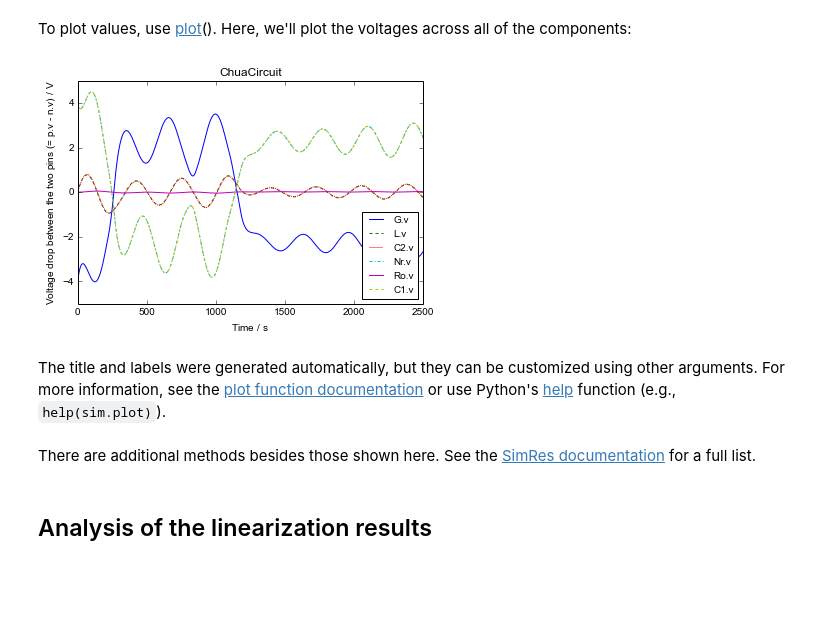
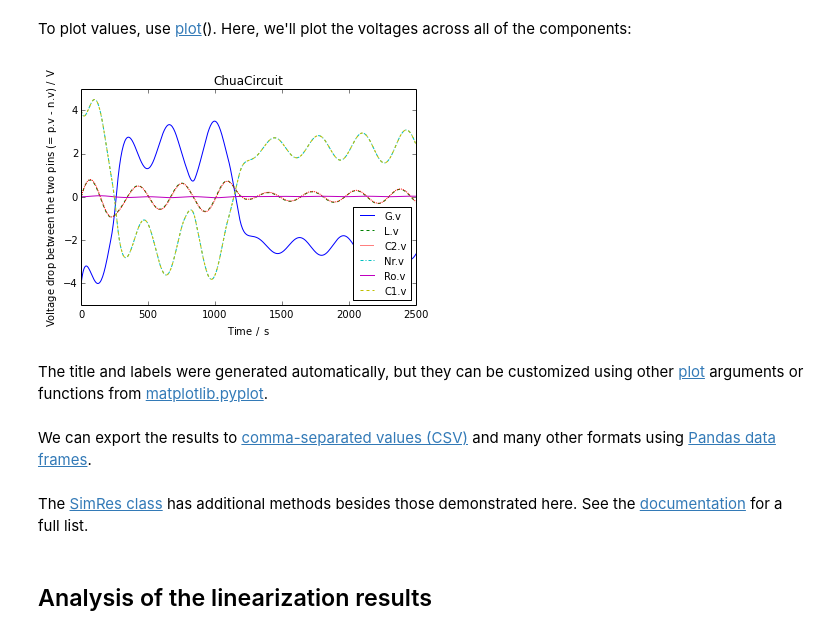
Before and after one commit to kdavies4/ModelicaRes, a Jupyter notebook: examples/tutorial.ipynb, the cells around one changed output. Drawn from its saved outputs; the diff is of its cells as text; code cells hidden in the pictures; blank space fills up the shorter version.

Commit message:
Added SimRes.to_pandas() to export Pandas data frames

```diff
--- a/examples/tutorial.ipynb
+++ b/examples/tutorial.ipynb
@@ -5,6 +5,6 @@ First, we'll load some results.
 # %%
 from modelicares import SimRes, LinRes
 # %%
-sim = SimRes('ChuaCircuit.mat')
+sim = SimRes('ChuaCircuit')
 print(sim)
 # %% [output]
@@ -89,10 +98,12 @@ sim('L.i');
 # %% [markdown]
 To plot values, use [plot](http://kdavies4.github.io/ModelicaRes/simres.html#modelicares.simres.SimRes.plot)().  Here, we'll plot the voltages across all of the components:
 # %%
-sim.plot(sim.names('^[^.]*.v$', re=True))
+voltages = sim.names('^[^.]*.v$', re=True)
+sim.plot(voltages)
 show()
 # %% [output]
-[figure, old version]
+[figure, new version]
 # %% [markdown]
-The title and labels were generated automatically, but they can be customized using other arguments.  For more information, see the [plot function documentation](http://kdavies4.github.io/ModelicaRes/simres.html#modelicares.simres.SimRes.plot) or use
-Python's [help](https://docs.python.org/2/library/functions.html#help) function (e.g., `help(sim.plot)`).
+The title and labels were generated automatically, but they can be customized using other [plot](http://kdavies4.github.io/ModelicaRes/simres.html#modelicares.simres.SimRes.plot) arguments or functions from [matplotlib.pyplot](http://matplotlib.org/api/pyplot_api.html#module-matplotlib.pyplot).
+# %% [markdown]
+We can export the results to [comma-separated values (CSV)](http://en.wikipedia.org/wiki/Comma-separated_values) and many other formats using [Pandas data frames](http://pandas.pydata.org/pandas-docs/stable/generated/pandas.DataFrame.html?highlight=dataframe#pandas.DataFrame).
@@ -99,5 +113,5 @@ Python's [help](https://docs.python.org/2/library/functions.html#help) function
 # %% [markdown]
-There are additional methods besides those shown here.  See the [SimRes documentation](http://kdavies4.github.io/ModelicaRes/simres.html#modelicares.simres.SimRes) for a full list.
+The [SimRes class](http://kdavies4.github.io/ModelicaRes/simres.html#modelicares.simres.SimRes) has additional methods besides those demonstrated here.  See the [documentation](http://kdavies4.github.io/ModelicaRes/simres.html#modelicares.simres.SimRes) for a full list.
 # %% [markdown]
 ## Analysis of the linearization results
 # %% [markdown]
```
Also changed, not shown: parts of 12 cells of this notebook, 4 other files.
